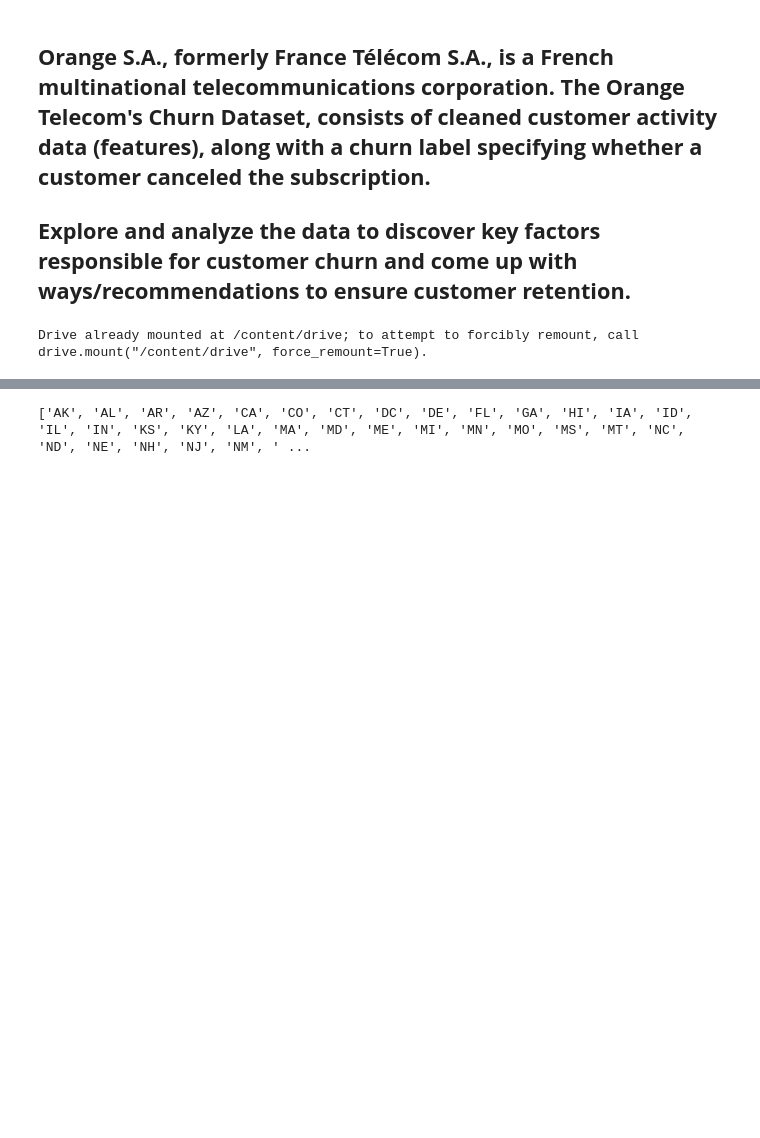
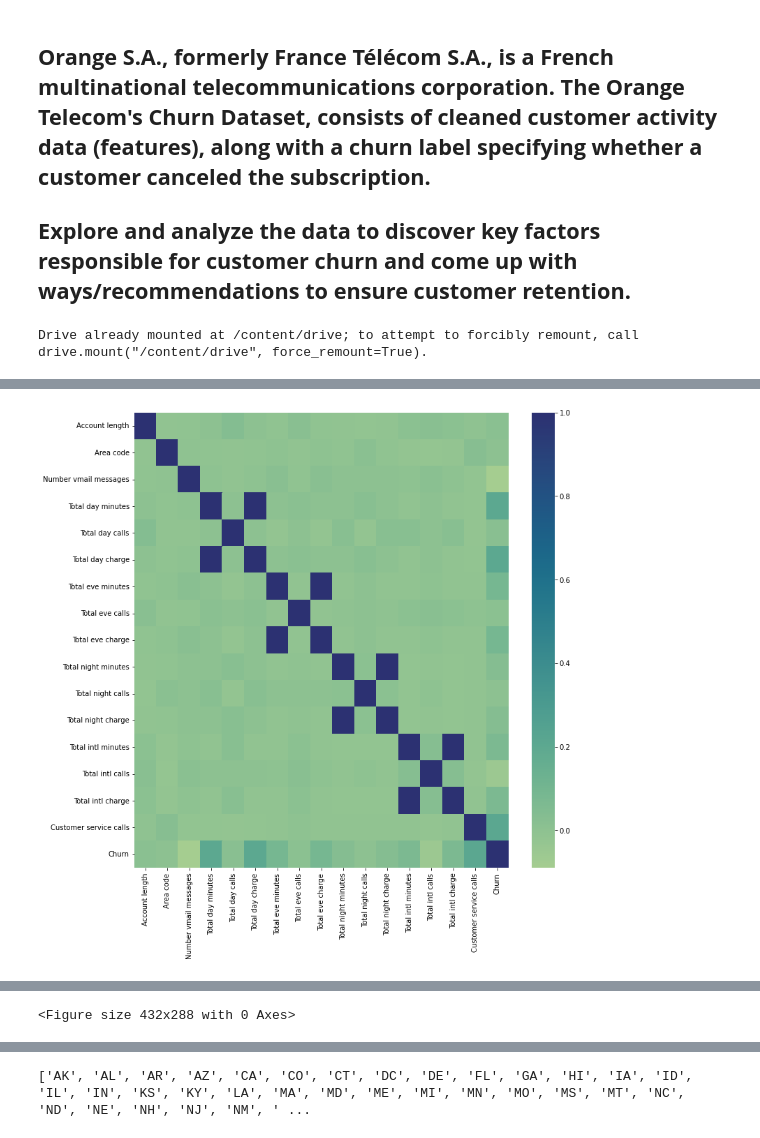
Before and after one commit to parasgupta1995/Almabetter-Capstone-project, a Jupyter notebook: Telecom_Churn_Analysis_Capstone_Project.ipynb, the cells around one changed output, grey strips where cells are left out. Drawn from its saved outputs; the diff is of its cells as text; code cells hidden in the pictures; blank space fills up the shorter version.

```diff
--- a/Telecom_Churn_Analysis_Capstone_Project.ipynb
+++ b/Telecom_Churn_Analysis_Capstone_Project.ipynb
@@ -22,0 +56,12 @@ df=pd.read_csv('/content/drive/MyDrive/Capstone project data/Python project/Tele
+# %%
+# Relation between column label
+
+heat_data=df
+heatmap_corr=heat_data.corr()
+plt.figure(figsize=(12,12))
+sns.heatmap(heatmap_corr,cmap="crest")
+plt.show()
+plt.savefig(f"Heatmap.png")
+files.download(f"Heatmap.png")
+# %% [output]
+[figure, added]
@@ -23 +70,2 @@ df=pd.read_csv('/content/drive/MyDrive/Capstone project data/Python project/Tele
+<Figure size 432x288 with 0 Axes>
 # %%
```
Also changed, not shown: parts of 44 cells of this notebook.
